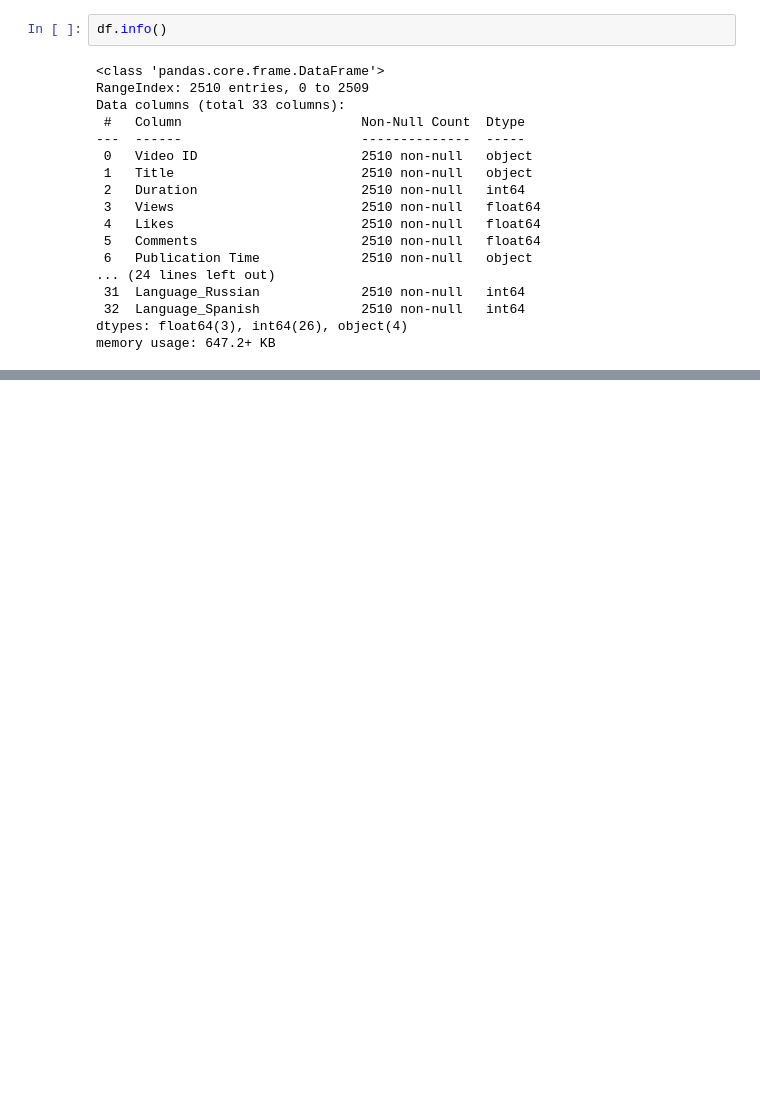
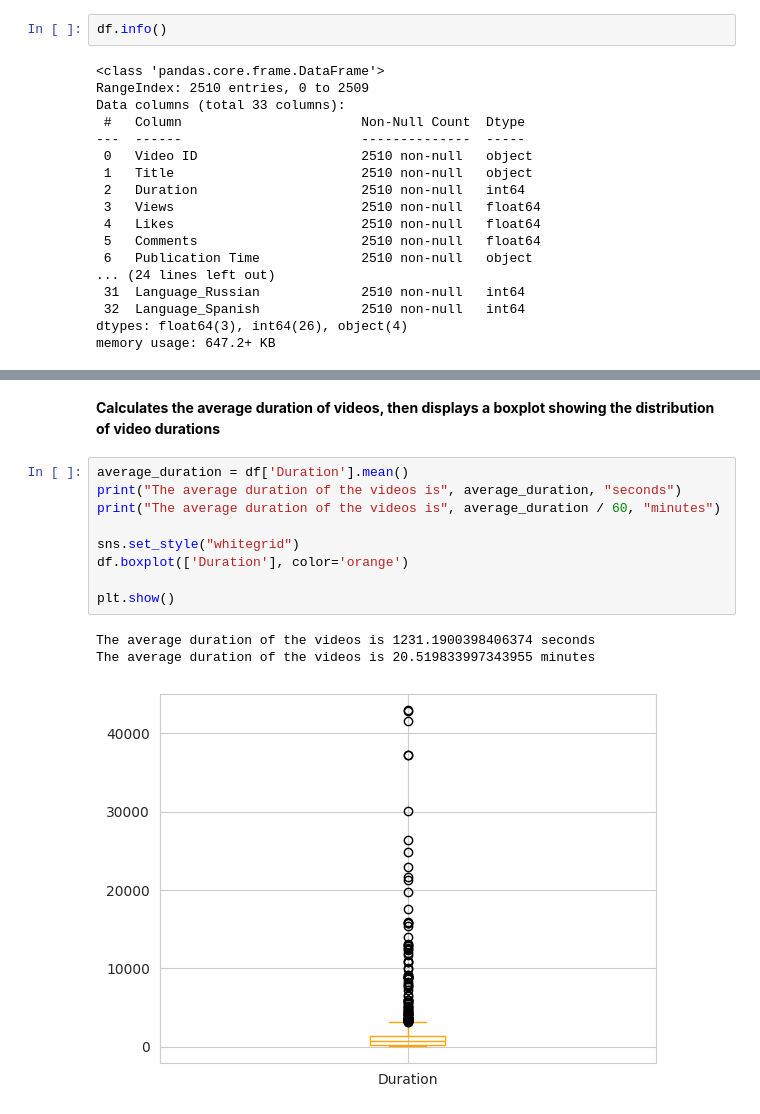
Before and after one commit to RaghdIt/DataScience, a Jupyter notebook: EDA.ipynb, the cells around one changed output, grey strips where cells are left out. Saved outputs shown, nothing was run; the diff lists cells and outputs as text; blank space fills up the shorter version.

```diff
--- a/EDA.ipynb
+++ b/EDA.ipynb
@@ -44,0 +93,15 @@ memory usage: 647.2+ KB
+# %% [markdown]
+**Calculates the average duration of videos, then displays a boxplot showing the distribution of video durations**
+# %%
+average_duration = df['Duration'].mean()
+print("The average duration of the videos is", average_duration, "seconds")
+print("The average duration of the videos is", average_duration / 60, "minutes")
+
+sns.set_style("whitegrid")
+df.boxplot(['Duration'], color='orange')
+
+plt.show()
+# %% [output]
+The average duration of the videos is 1231.1900398406374 seconds
+The average duration of the videos is 20.519833997343955 minutes
+[figure, added]
```
Also changed, not shown: parts of 41 cells of this notebook, 1 other file.
